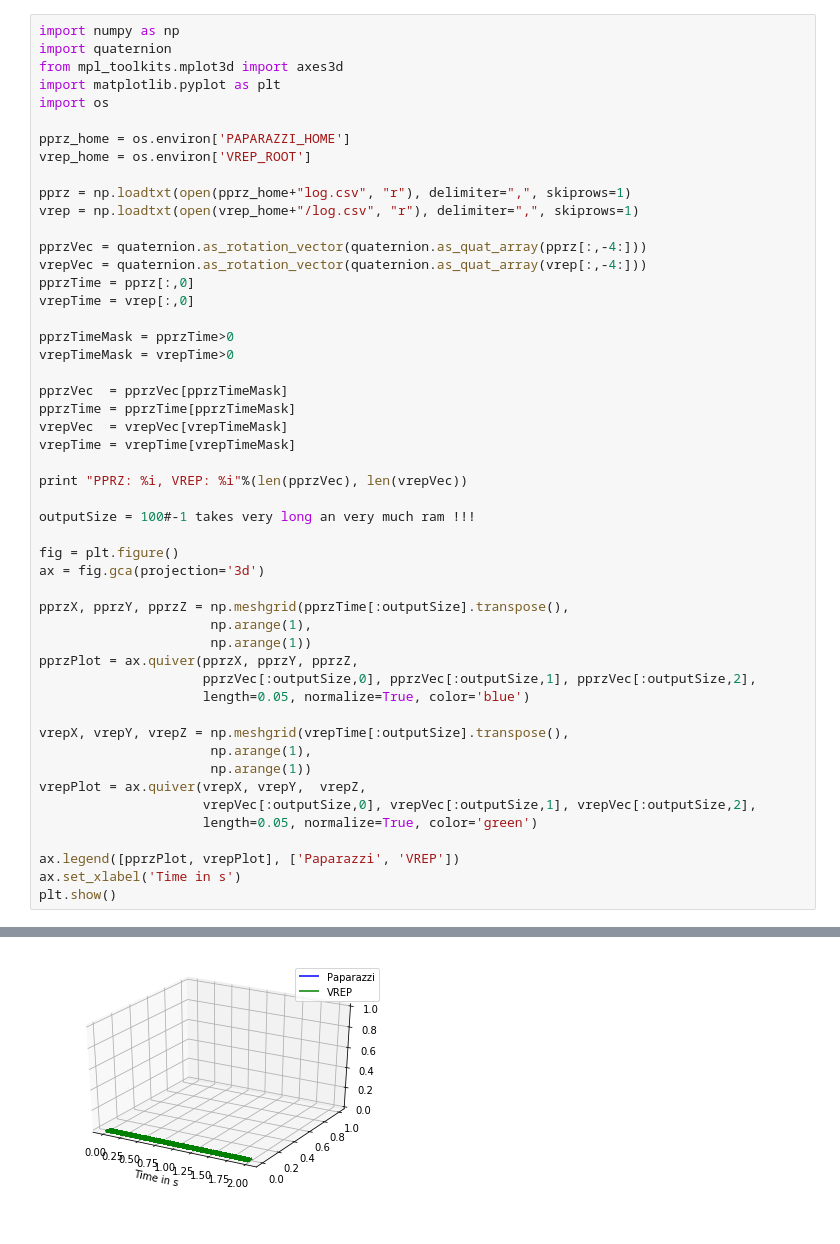
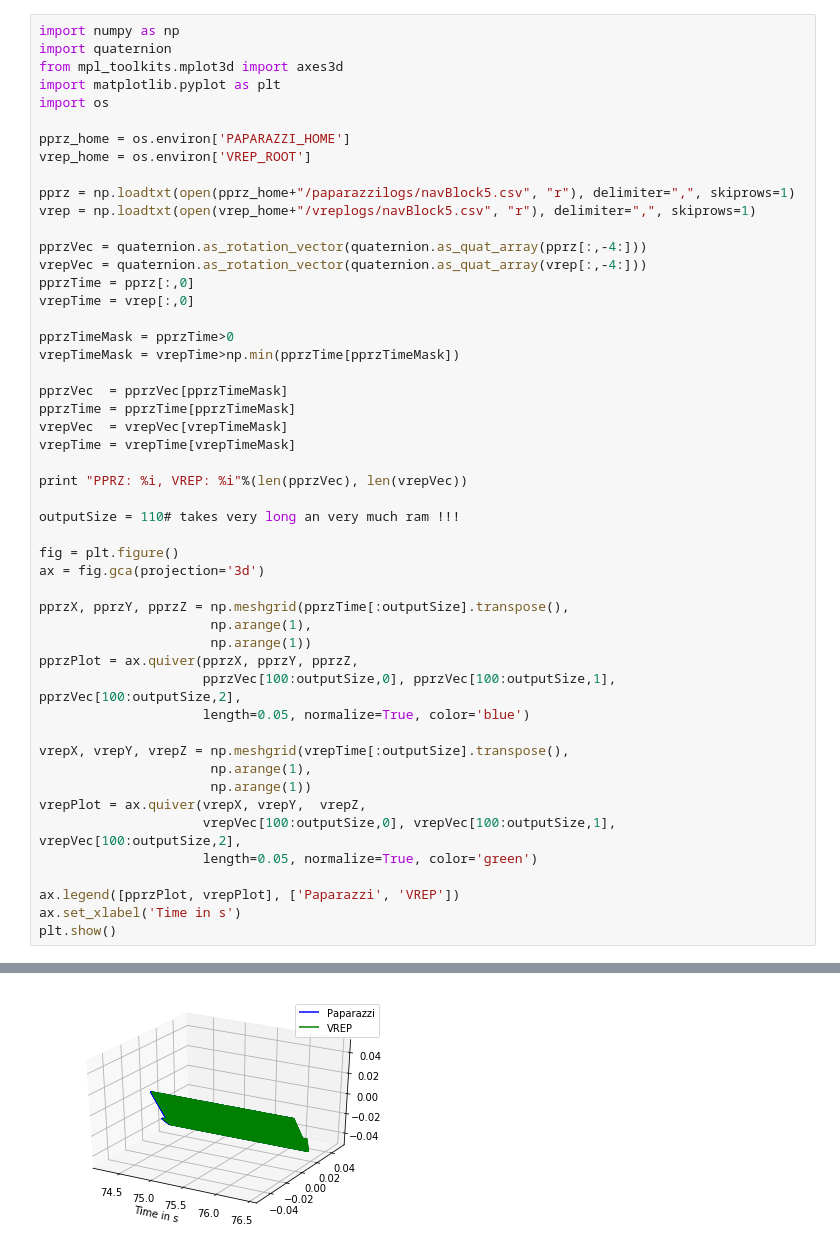
Before and after one commit to ovgu-FINken/Simulation, a Jupyter notebook: Finken-Sim-Analysis.ipynb, the cells around one changed output, grey strips where cells are left out. Drawn from its saved outputs; the diff is of its cells as text.

```diff
--- a/Finken-Sim-Analysis.ipynb
+++ b/Finken-Sim-Analysis.ipynb
@@ -8,8 +8,8 @@ import os
 pprz_home = os.environ['PAPARAZZI_HOME']
 vrep_home = os.environ['VREP_ROOT']
 
-pprz = np.loadtxt(open(pprz_home+"log.csv", "r"), delimiter=",", skiprows=1)
-vrep = np.loadtxt(open(vrep_home+"/log.csv", "r"), delimiter=",", skiprows=1)
+pprz = np.loadtxt(open(pprz_home+"/paparazzilogs/navBlock5.csv", "r"), delimiter=",", skiprows=1)
+vrep = np.loadtxt(open(vrep_home+"/vreplogs/navBlock5.csv", "r"), delimiter=",", skiprows=1)
 
 pprzVec = quaternion.as_rotation_vector(quaternion.as_quat_array(pprz[:,-4:]))
 vrepVec = quaternion.as_rotation_vector(quaternion.as_quat_array(vrep[:,-4:]))
@@ -17,7 +17,7 @@ pprzTime = pprz[:,0]
 vrepTime = vrep[:,0]
 
 pprzTimeMask = pprzTime>0
-vrepTimeMask = vrepTime>0
+vrepTimeMask = vrepTime>np.min(pprzTime[pprzTimeMask])
 
 pprzVec  = pprzVec[pprzTimeMask]
 pprzTime = pprzTime[pprzTimeMask]
@@ -26,7 +26,7 @@ vrepTime = vrepTime[vrepTimeMask]
 
 print "PPRZ: %i, VREP: %i"%(len(pprzVec), len(vrepVec))
 
-outputSize = 100#-1 takes very long an very much ram !!!
+outputSize = 110# takes very long an very much ram !!!
 
 fig = plt.figure()
 ax = fig.gca(projection='3d')
@@ -35,14 +35,14 @@ pprzX, pprzY, pprzZ = np.meshgrid(pprzTime[:outputSize].transpose(),
                       np.arange(1),
                       np.arange(1))
 pprzPlot = ax.quiver(pprzX, pprzY, pprzZ,
-                     pprzVec[:outputSize,0], pprzVec[:outputSize,1], pprzVec[:outputSize,2],
+                     pprzVec[100:outputSize,0], pprzVec[100:outputSize,1], pprzVec[100:outputSize,2],
                      length=0.05, normalize=True, color='blue')
 
 vrepX, vrepY, vrepZ = np.meshgrid(vrepTime[:outputSize].transpose(),
                       np.arange(1),
                       np.arange(1))
 vrepPlot = ax.quiver(vrepX, vrepY,  vrepZ,
-                     vrepVec[:outputSize,0], vrepVec[:outputSize,1], vrepVec[:outputSize,2],
+                     vrepVec[100:outputSize,0], vrepVec[100:outputSize,1], vrepVec[100:outputSize,2],
                      length=0.05, normalize=True, color='green')
 
 ax.legend([pprzPlot, vrepPlot], ['Paparazzi', 'VREP'])
@@ -53 +53 @@ PPRZ: 0, VREP: 7198
-[figure, old version]
+[figure, new version]
```
Also changed, not shown: parts of 1 cell of this notebook.
